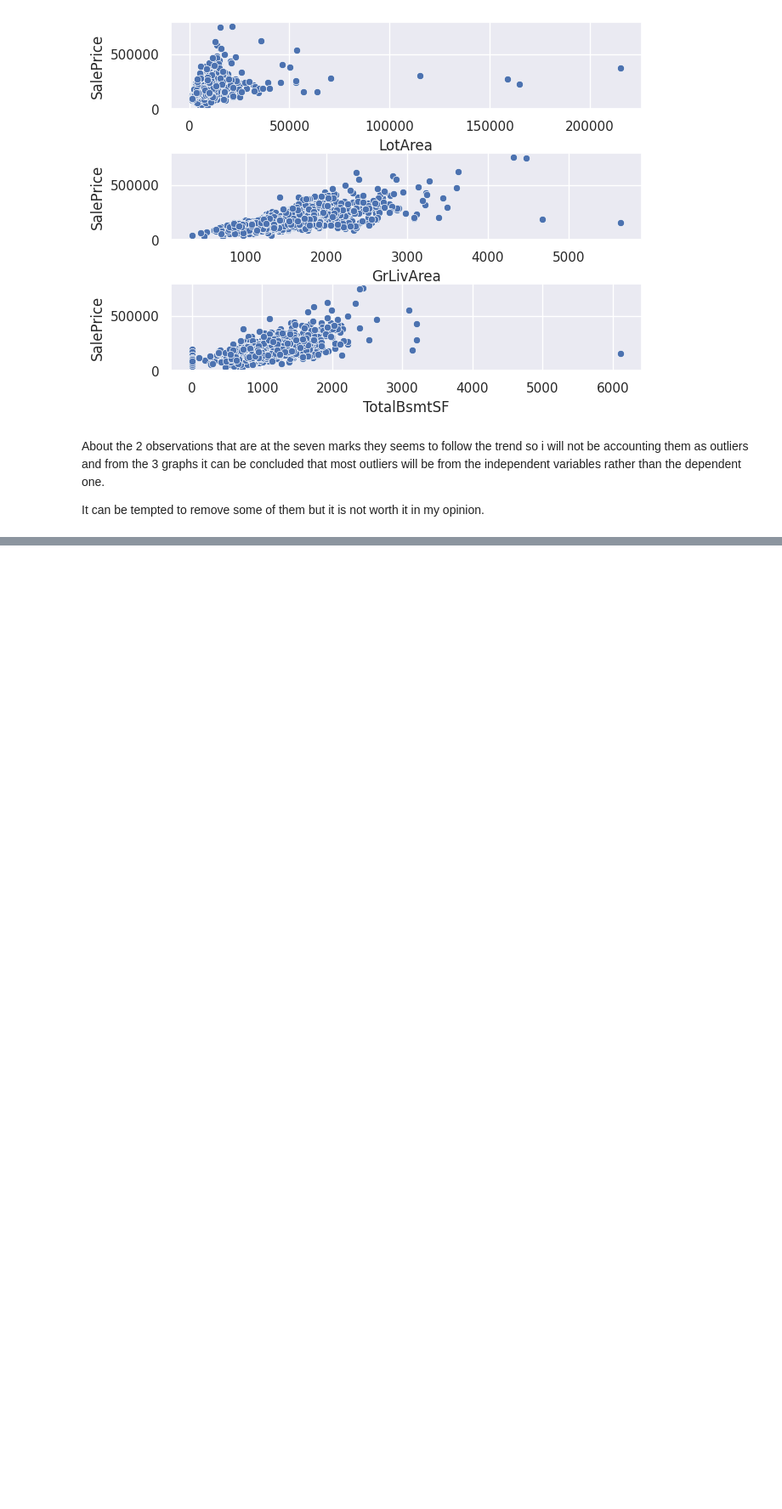
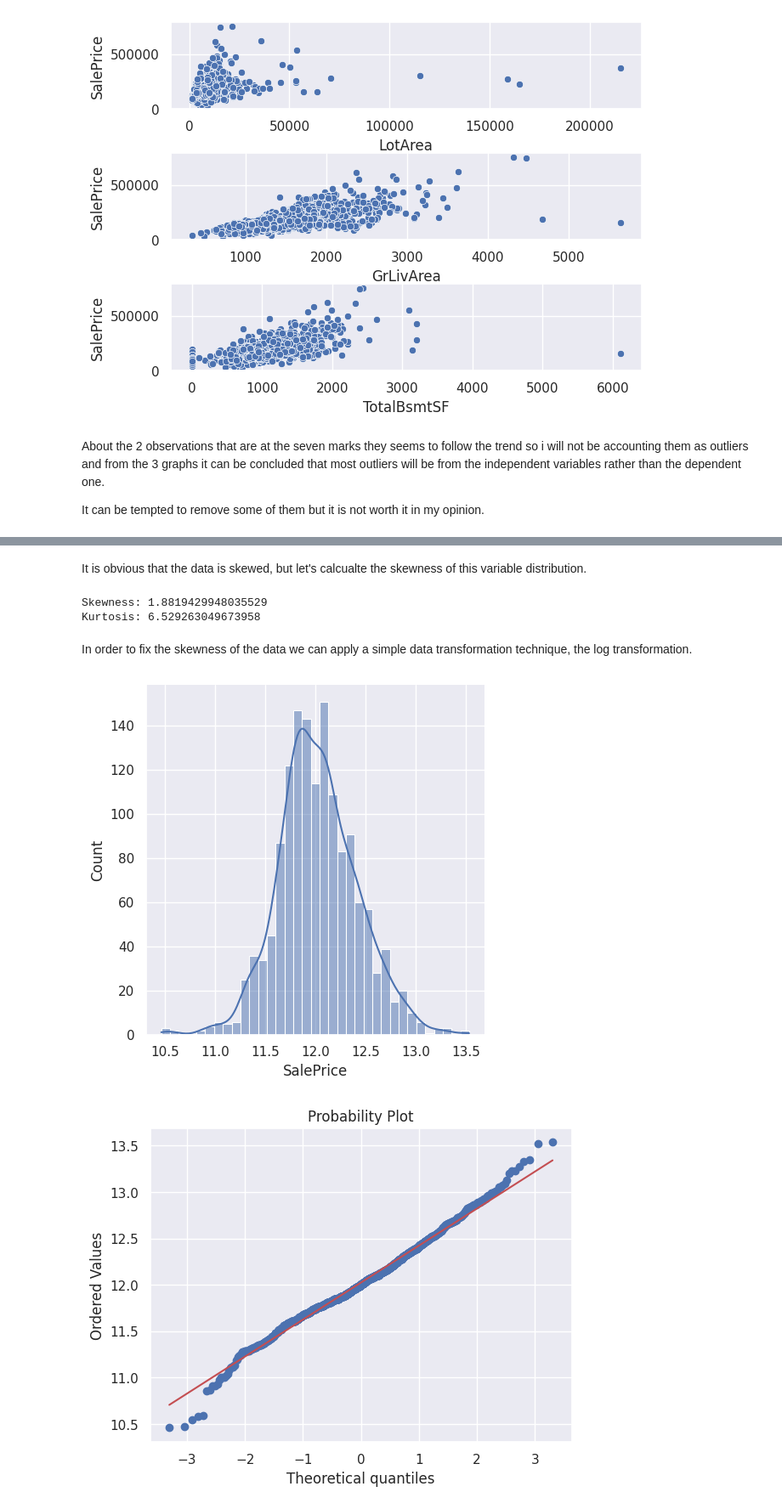
Before and after one commit to ndminh2003/Project, a Jupyter notebook: housepriceeda.ipynb, the cells around one changed output, grey strips where cells are left out. Shown at 85% size. Saved outputs shown, nothing was run; the diff lists cells and outputs as text; code cells hidden in the pictures; blank space fills up the shorter version.

```diff
--- a/housepriceeda.ipynb
+++ b/housepriceeda.ipynb
@@ -342,0 +350,18 @@ In this section, i will be testing 4 assumptions to see how the target variables
+# %% [markdown]
+It is obvious that the data is skewed, but let's calcualte the skewness of this variable distribution.
+# %%
+print("Skewness:", df_train['SalePrice'].skew())
+print("Kurtosis:", df_train['SalePrice'].kurt())
+# %% [output]
+Skewness: 1.8819429948035529
+Kurtosis: 6.529263049673958
+# %% [markdown]
+In order to fix the skewness of the data we can apply a simple data transformation technique, the log transformation.
+# %%
+new_df = np.log(df_train['SalePrice'])
+sns.displot(x=new_df, kde=True)
+f = plt.figure()
+res = stats.probplot(new_df, plot=plt)
+# %% [output]
+[figure, added]
+[figure, added]
```
Also changed, not shown: parts of 15 cells of this notebook.
